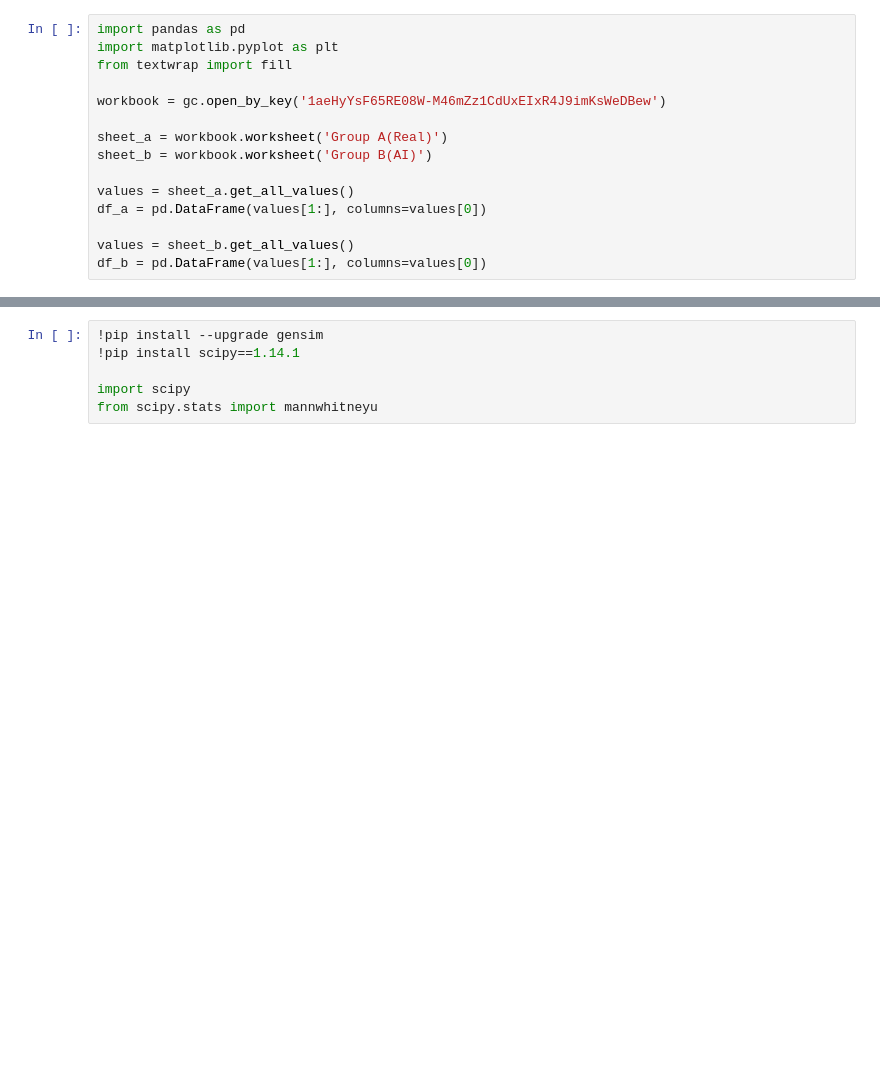
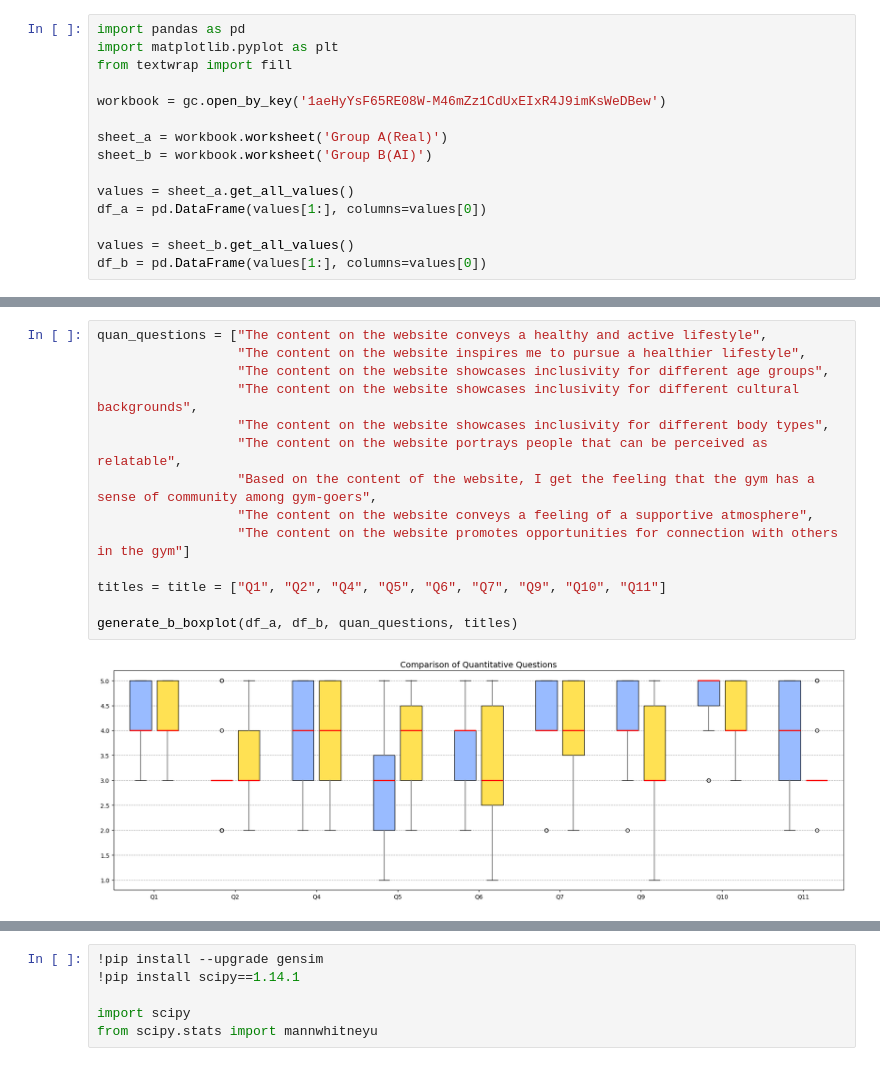
Before and after one commit to hsinlun99/HPIT-group-project-colab, a Jupyter notebook: playground.ipynb, the cells around one changed output, grey strips where cells are left out. Cells and saved outputs as stored; diff of their text form; blank space fills up the shorter version.

```diff
--- a/playground.ipynb
+++ b/playground.ipynb
@@ -52,0 +229,16 @@ def generate_boxplot(df_a, df_b, column_name, title, max_width=50):
+# %%
+quan_questions = ["The content on the website conveys a healthy and active lifestyle",
+                  "The content on the website inspires me to pursue a healthier lifestyle",
+                  "The content on the website showcases inclusivity for different age groups",
+                  "The content on the website showcases inclusivity for different cultural backgrounds",
+                  "The content on the website showcases inclusivity for different body types",
+                  "The content on the website portrays people that can be perceived as relatable",
+                  "Based on the content of the website, I get the feeling that the gym has a sense of community among gym-goers",
+                  "The content on the website conveys a feeling of a supportive atmosphere",
+                  "The content on the website promotes opportunities for connection with others in the gym"]
+
+titles = title = ["Q1", "Q2", "Q4", "Q5", "Q6", "Q7", "Q9", "Q10", "Q11"]
+
+generate_b_boxplot(df_a, df_b, quan_questions, titles)
+# %% [output]
+[figure, added]
```
Also changed, not shown: parts of 9 cells of this notebook.
